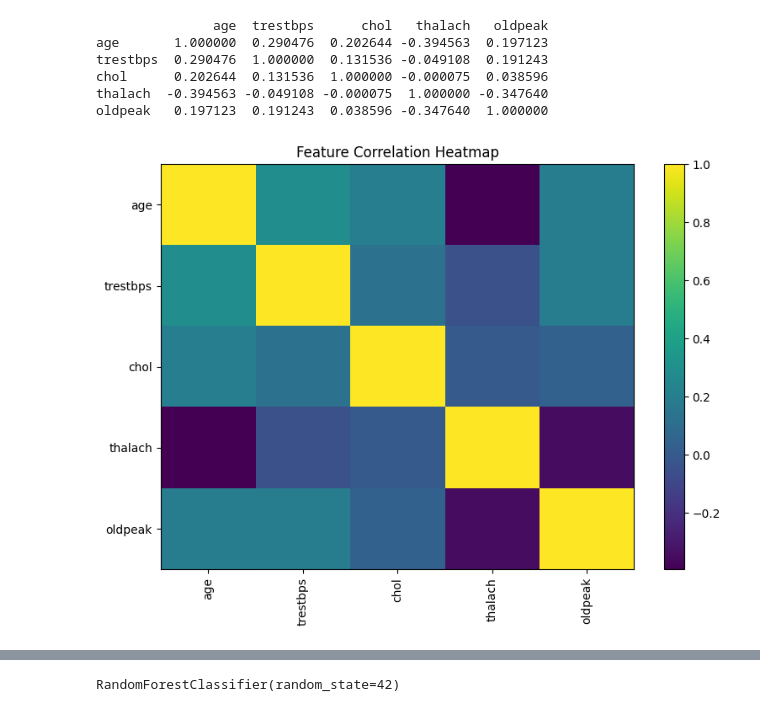
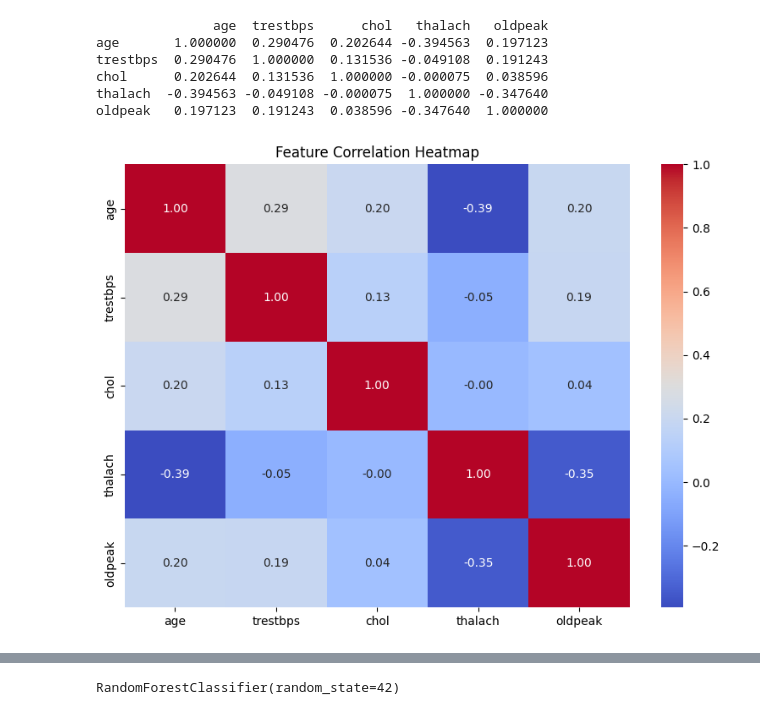
Before and after one commit to visheshgupta19/Explainable-Techniques-II, a Jupyter notebook: Explainable_Techniques_II.ipynb, the cells around one changed output, grey strips where cells are left out. Cells and saved outputs as stored; diff of their text form; code cells hidden in the pictures.

```diff
--- a/Explainable_Techniques_II.ipynb
+++ b/Explainable_Techniques_II.ipynb
@@ -106,12 +185,10 @@ thalach  -0.394563 -0.049108 -0.000075  1.000000 -0.347640
 oldpeak   0.197123  0.191243  0.038596 -0.347640  1.000000
 # %%
 plt.figure(figsize=(8,6))
-plt.imshow(corr, interpolation='nearest', aspect='auto')
-plt.colorbar()
-plt.xticks(np.arange(len(corr.columns)), corr.columns, rotation=90)
-plt.yticks(np.arange(len(corr.columns)), corr.columns)
+sns.heatmap(corr, annot=True, fmt=".2f", cmap="coolwarm",
+)
 plt.title("Feature Correlation Heatmap")
 plt.tight_layout()
 plt.show()
 # %% [output]
-[figure, old version]
+[figure, new version]
```
Also changed, not shown: parts of 28 cells of this notebook.
